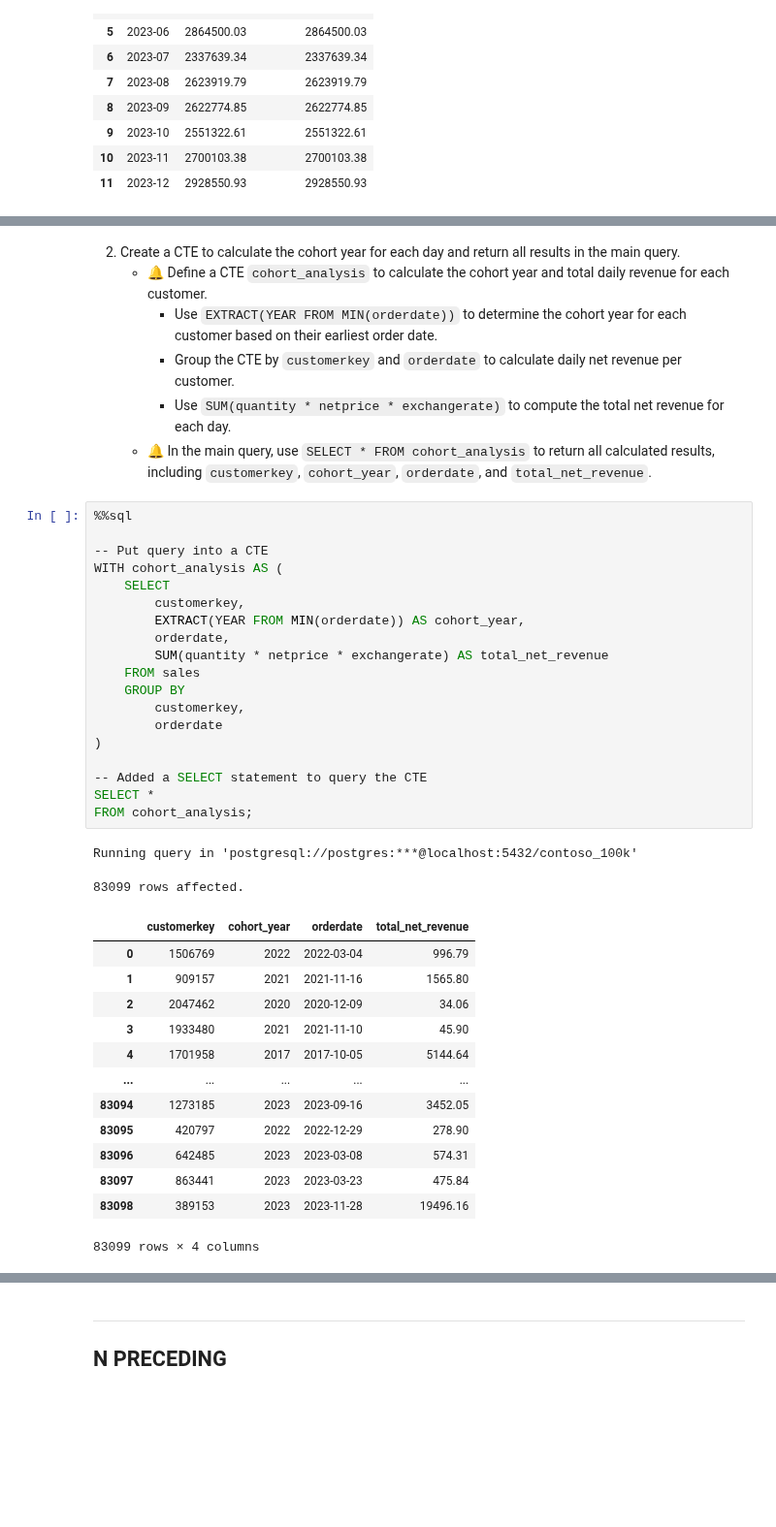
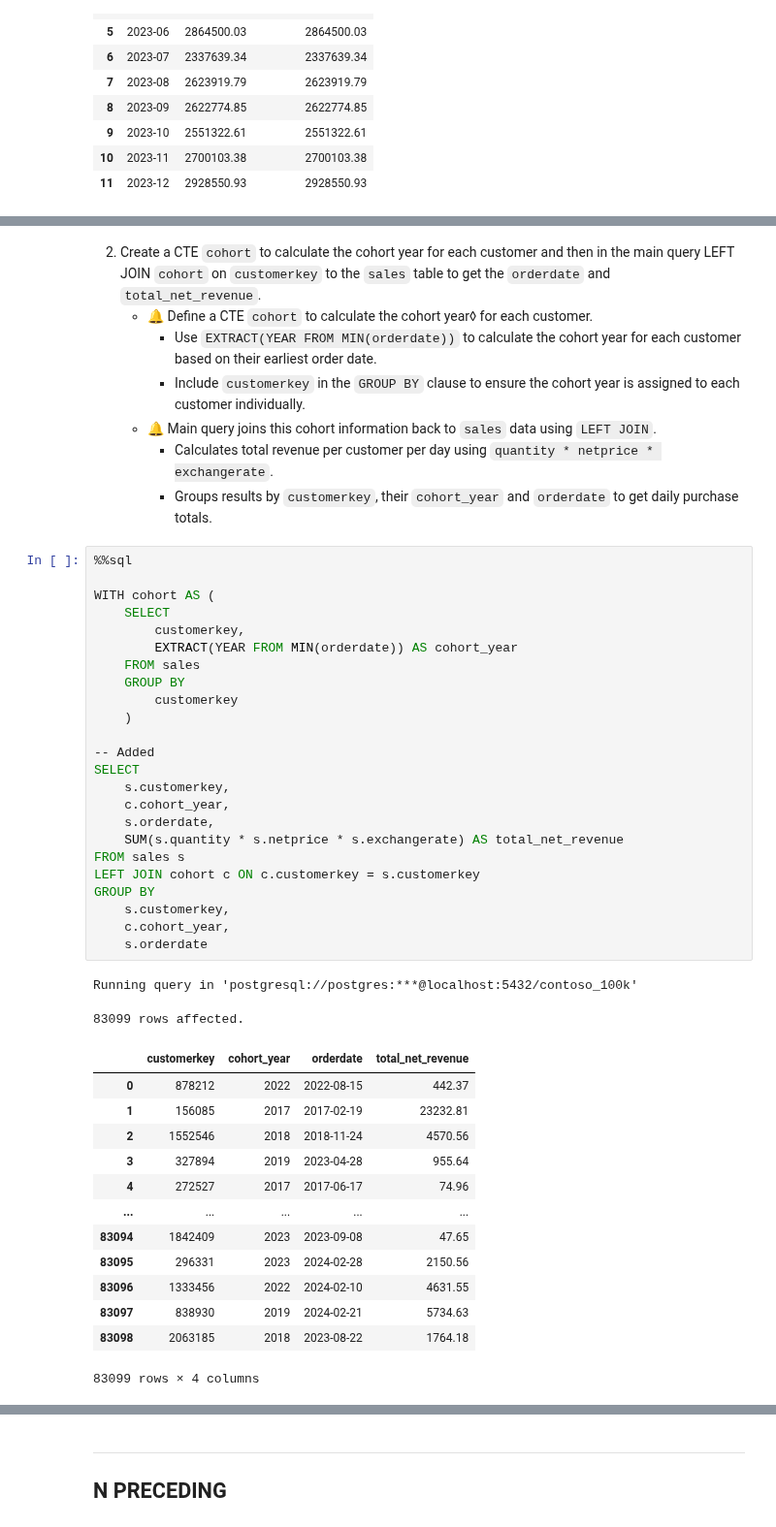
Before and after one commit to mgamzec/SQL_Data_Analytics_Project, a Jupyter notebook: 3_Windows_Functions/5_Frame_Clause.ipynb, the cells around one changed output, grey strips where cells are left out. Shown at 97% size. Drawn from its saved outputs; the diff is of its cells as text; blank space fills up the shorter version.

```diff
--- a/3_Windows_Functions/5_Frame_Clause.ipynb
+++ b/3_Windows_Functions/5_Frame_Clause.ipynb
@@ -404,43 +398,49 @@ Running query in 'postgresql://postgres:***@localhost:5432/contoso_100k'
 # %% [markdown]
-2. Create a CTE to calculate the cohort year for each day and return all results in the main query.
-   - 🔔 Define a CTE `cohort_analysis` to calculate the cohort year and total daily revenue for each customer.
-      - Use `EXTRACT(YEAR FROM MIN(orderdate))` to determine the cohort year for each customer based on their earliest order date.
-      - Group the CTE by `customerkey` and `orderdate` to calculate daily net revenue per customer.
-      - Use `SUM(quantity * netprice * exchangerate)` to compute the total net revenue for each day.
-   - 🔔 In the main query, use `SELECT * FROM cohort_analysis` to return all calculated results, including `customerkey`, `cohort_year`, `orderdate`, and `total_net_revenue`.
+2. Create a CTE `cohort` to calculate the cohort year for each customer and then in the main query LEFT JOIN `cohort` on `customerkey` to the `sales` table to get the `orderdate` and `total_net_revenue`.
+   - 🔔 Define a CTE `cohort` to calculate the cohort year◊ for each customer.
+        - Use `EXTRACT(YEAR FROM MIN(orderdate))` to calculate the cohort year for each customer based on their earliest order date.
+        - Include `customerkey` in the `GROUP BY` clause to ensure the cohort year is assigned to each customer individually.
+   - 🔔 Main query joins this cohort information back to `sales` data using `LEFT JOIN`.
+        - Calculates total revenue per customer per day using `quantity * netprice * exchangerate`.
+        - Groups results by `customerkey`, their `cohort_year` and `orderdate` to get daily purchase totals.
 # %%
 %%sql
 
--- Put query into a CTE
-WITH cohort_analysis AS (
-    SELECT
-        customerkey,
-        EXTRACT(YEAR FROM MIN(orderdate)) AS cohort_year,
-        orderdate,
-        SUM(quantity * netprice * exchangerate) AS total_net_revenue
-    FROM sales
-    GROUP BY
-        customerkey,
-        orderdate
-)
+WITH cohort AS (
+	SELECT
+	    customerkey,
+	    EXTRACT(YEAR FROM MIN(orderdate)) AS cohort_year
+	FROM sales
+	GROUP BY
+	    customerkey
+	)
 
--- Added a SELECT statement to query the CTE
-SELECT *
-FROM cohort_analysis;
+-- Added
+SELECT
+    s.customerkey,
+    c.cohort_year,
+    s.orderdate,
+    SUM(s.quantity * s.netprice * s.exchangerate) AS total_net_revenue
+FROM sales s
+LEFT JOIN cohort c ON c.customerkey = s.customerkey
+GROUP BY
+    s.customerkey,
+    c.cohort_year,
+    s.orderdate
 # %% [output]
 Running query in 'postgresql://postgres:***@localhost:5432/contoso_100k'
 83099 rows affected.
 |  | customerkey | cohort_year | orderdate | total_net_revenue |
-| 0 | 1506769 | 2022 | 2022-03-04 | 996.79 |
-| 1 | 909157 | 2021 | 2021-11-16 | 1565.80 |
-| 2 | 2047462 | 2020 | 2020-12-09 | 34.06 |
-| 3 | 1933480 | 2021 | 2021-11-10 | 45.90 |
-| 4 | 1701958 | 2017 | 2017-10-05 | 5144.64 |
+| 0 | 878212 | 2022 | 2022-08-15 | 442.37 |
+| 1 | 156085 | 2017 | 2017-02-19 | 23232.81 |
+| 2 | 1552546 | 2018 | 2018-11-24 | 4570.56 |
+| 3 | 327894 | 2019 | 2023-04-28 | 955.64 |
+| 4 | 272527 | 2017 | 2017-06-17 | 74.96 |
 | ... | ... | ... | ... | ... |
-| 83094 | 1273185 | 2023 | 2023-09-16 | 3452.05 |
-| 83095 | 420797 | 2022 | 2022-12-29 | 278.90 |
-| 83096 | 642485 | 2023 | 2023-03-08 | 574.31 |
-| 83097 | 863441 | 2023 | 2023-03-23 | 475.84 |
-| 83098 | 389153 | 2023 | 2023-11-28 | 19496.16 |
+| 83094 | 1842409 | 2023 | 2023-09-08 | 47.65 |
+| 83095 | 296331 | 2023 | 2024-02-28 | 2150.56 |
+| 83096 | 1333456 | 2022 | 2024-02-10 | 4631.55 |
+| 83097 | 838930 | 2019 | 2024-02-21 | 5734.63 |
+| 83098 | 2063185 | 2018 | 2023-08-22 | 1764.18 |
 83099 rows × 4 columns
 # %% [markdown]
```
Also changed, not shown: parts of 19 cells of this notebook, 6 other files.
